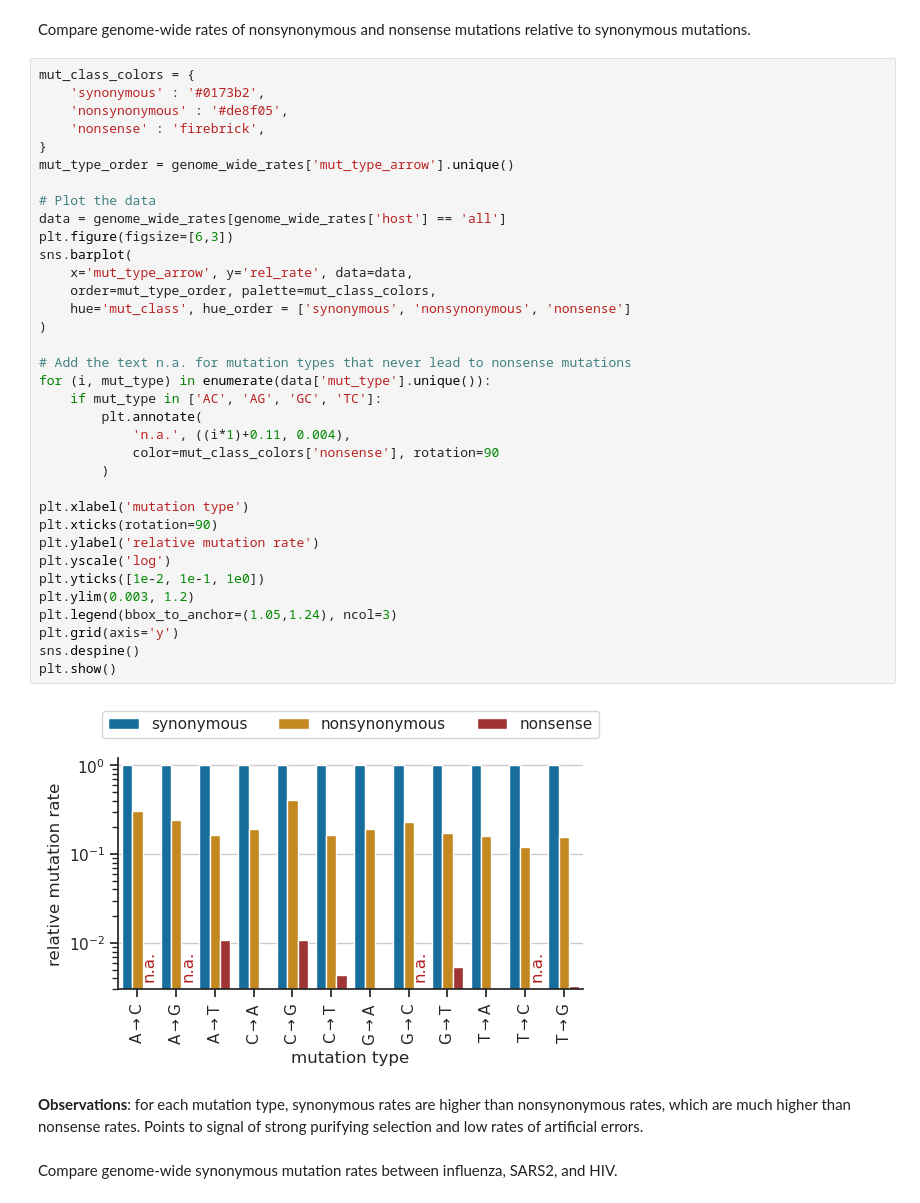
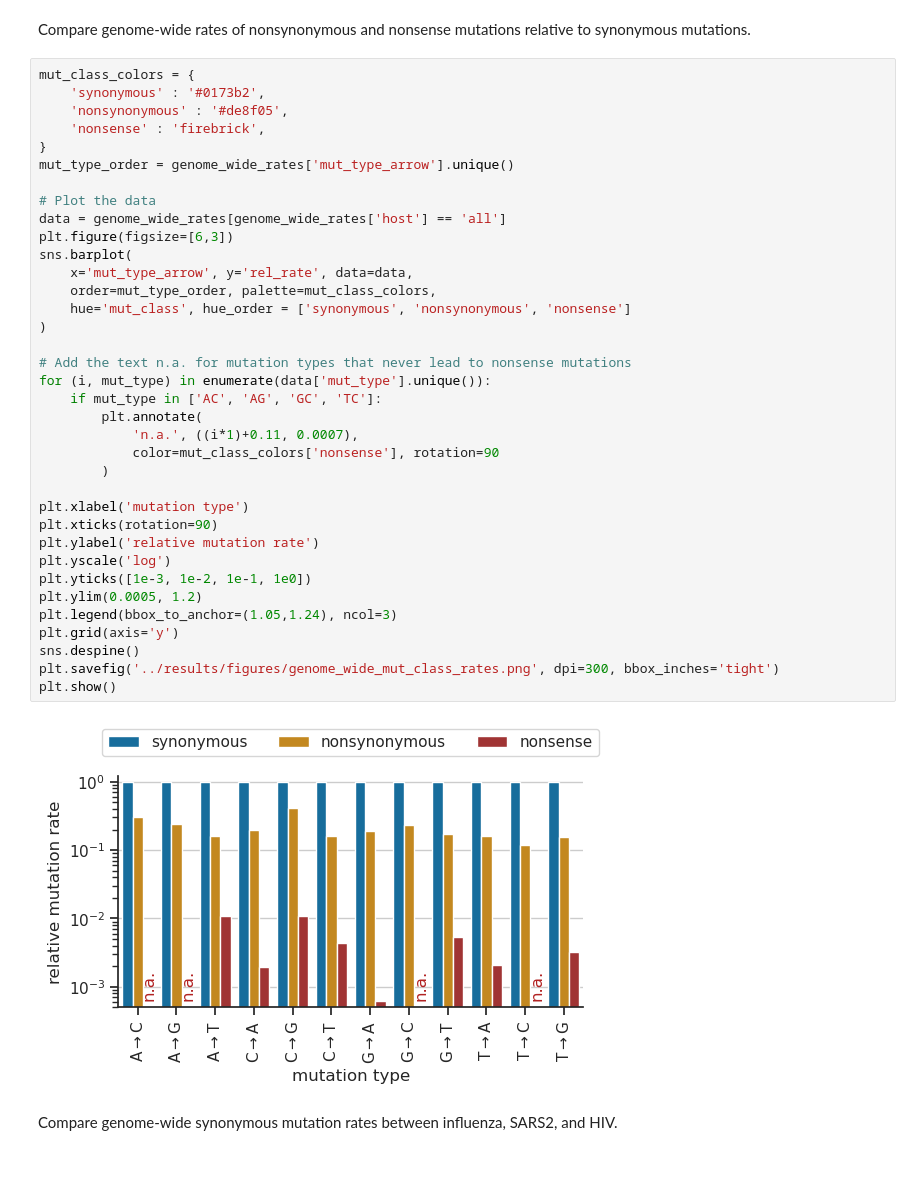
Before and after one commit to matsengrp/flu-mut-rates, a Jupyter notebook: notebooks/analyze_genome_wide_rates.ipynb, the cells around one changed output. Saved outputs shown, nothing was run; the diff lists cells and outputs as text; blank space fills up the shorter version.

```diff
--- a/notebooks/analyze_genome_wide_rates.ipynb
+++ b/notebooks/analyze_genome_wide_rates.ipynb
@@ -56,39 +57,38 @@ mut_class_colors = {
     'nonsynonymous' : '#de8f05',
     'nonsense' : 'firebrick',
 }
 mut_type_order = genome_wide_rates['mut_type_arrow'].unique()
 
 # Plot the data
 data = genome_wide_rates[genome_wide_rates['host'] == 'all']
 plt.figure(figsize=[6,3])
 sns.barplot(
     x='mut_type_arrow', y='rel_rate', data=data,
     order=mut_type_order, palette=mut_class_colors,
     hue='mut_class', hue_order = ['synonymous', 'nonsynonymous', 'nonsense']
 )
 
 # Add the text n.a. for mutation types that never lead to nonsense mutations
 for (i, mut_type) in enumerate(data['mut_type'].unique()):
     if mut_type in ['AC', 'AG', 'GC', 'TC']:
         plt.annotate(
-            'n.a.', ((i*1)+0.11, 0.004),
+            'n.a.', ((i*1)+0.11, 0.0007),
             color=mut_class_colors['nonsense'], rotation=90
         )
 
 plt.xlabel('mutation type')
 plt.xticks(rotation=90)
 plt.ylabel('relative mutation rate')
 plt.yscale('log')
-plt.yticks([1e-2, 1e-1, 1e0])
-plt.ylim(0.003, 1.2)
+plt.yticks([1e-3, 1e-2, 1e-1, 1e0])
+plt.ylim(0.0005, 1.2)
 plt.legend(bbox_to_anchor=(1.05,1.24), ncol=3)
 plt.grid(axis='y')
 sns.despine()
+plt.savefig('../results/figures/genome_wide_mut_class_rates.png', dpi=300, bbox_inches='tight')
 plt.show()
 # %% [output]
-[figure, old version]
+[figure, new version]
-# %% [markdown]
-**Observations**: for each mutation type, synonymous rates are higher than nonsynonymous rates, which are much higher than nonsense rates. Points to signal of strong purifying selection and low rates of artificial errors.
 # %% [markdown]
 Compare genome-wide synonymous mutation rates between influenza, SARS2, and HIV.
 # %%
```
Also changed, not shown: parts of 4 cells of this notebook, 6 other files.
